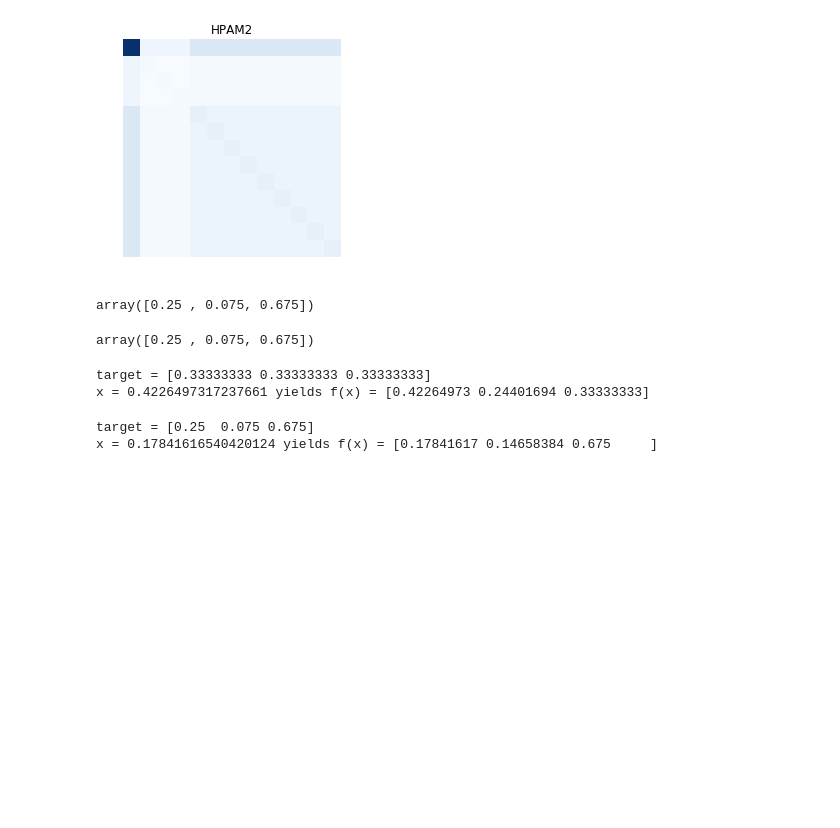
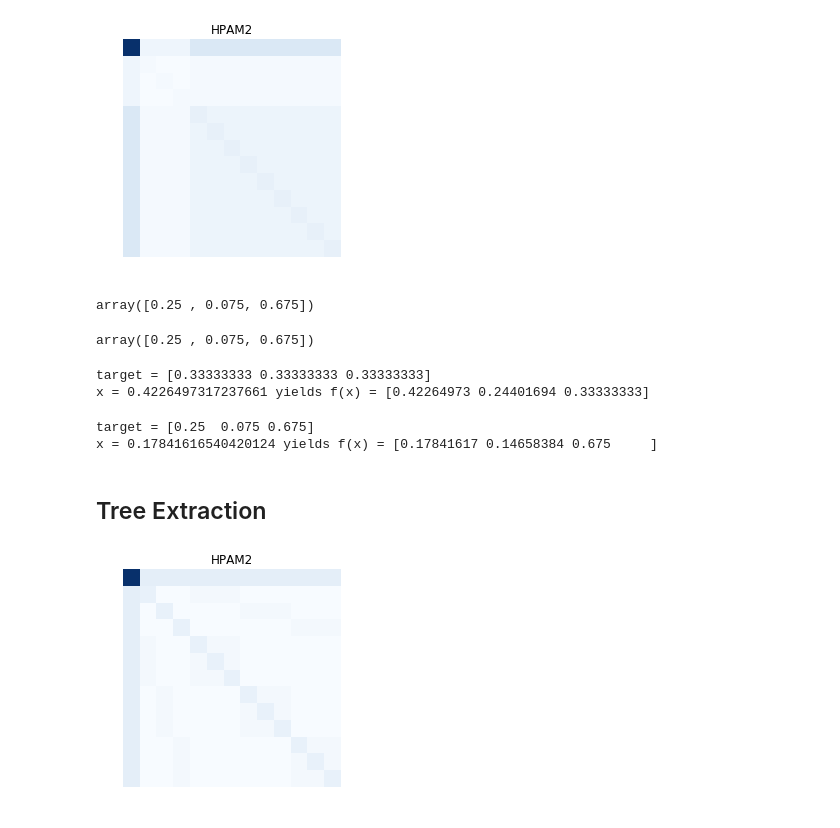
Before and after one commit to aleveren/ucsd-research, a Jupyter notebook: simple-hier-topic-model/simple-pachinko-data-sim.ipynb, the cells around one changed output. Saved outputs shown, nothing was run; the diff lists cells and outputs as text; code cells hidden in the pictures; blank space fills up the shorter version.

```diff
--- a/simple-hier-topic-model/simple-pachinko-data-sim.ipynb
+++ b/simple-hier-topic-model/simple-pachinko-data-sim.ipynb
@@ -247,17 +249,6 @@ for graph_name, graph in graphs:
     for sampler_name, result in samplers[graph_name].items():
         m = coocurrence(result)
         cooccurrence_matrices[graph_name][sampler_name] = m
-# %%
-def nicesubplots(rows, cols, scale=4, **kwargs):
-    dims = np.array([rows, cols])
-    return plt.subplots(*dims, figsize = dims[::-1] * scale, **kwargs)
-# %%
-def without_diag(X):
-    result = X.copy()
-    for i in range(min(X.shape)):
-        coord = tuple(i for j in range(np.ndim(X)))
-        result[coord] = 0
-    return result
 # %%
 fig, axes = nicesubplots(len(sampler_types) + 1, len(graphs))
 for i, (graph_name, graph) in enumerate(graphs):
@@ -367,7 +359,7 @@ tensor_to_matrix(R).shape
 # %% [output]
 (13, 169)
 # %%
-R = compute_combo_tensor(t, 2, alpha_func=partial(get_alpha, pexit=None, scale=1))
+R = compute_combo_tensor(tree, 2, alpha_func=partial(get_alpha, pexit=None, scale=1))
 # %%
 R.sum()
 # %% [output]
@@ -471,3 +463,5 @@ print("target = {}\nx = {} yields f(x) = {}".format(target, x, f(x)))
 # %% [output]
 target = [0.25  0.075 0.675]
 x = 0.17841616540420124 yields f(x) = [0.17841617 0.14658384 0.675     ]
+# %% [markdown]
+## Tree Extraction
@@ -473,0 +470,14 @@ x = 0.17841616540420124 yields f(x) = [0.17841617 0.14658384 0.675     ]
+# %%
+# Re-running to update global variable R
+# TODO: refactor this to avoid relying on global variables?
+_view_results(
+    select_graph=tree,
+    combo_size=2,
+    include_diag=True,
+    use_conditional=False,
+    alpha_scale=1.0,
+    auto_pexit=True,
+    pexit=None,
+)
+# %% [output]
+[figure, added]
```
Also changed, not shown: parts of 12 cells of this notebook.
